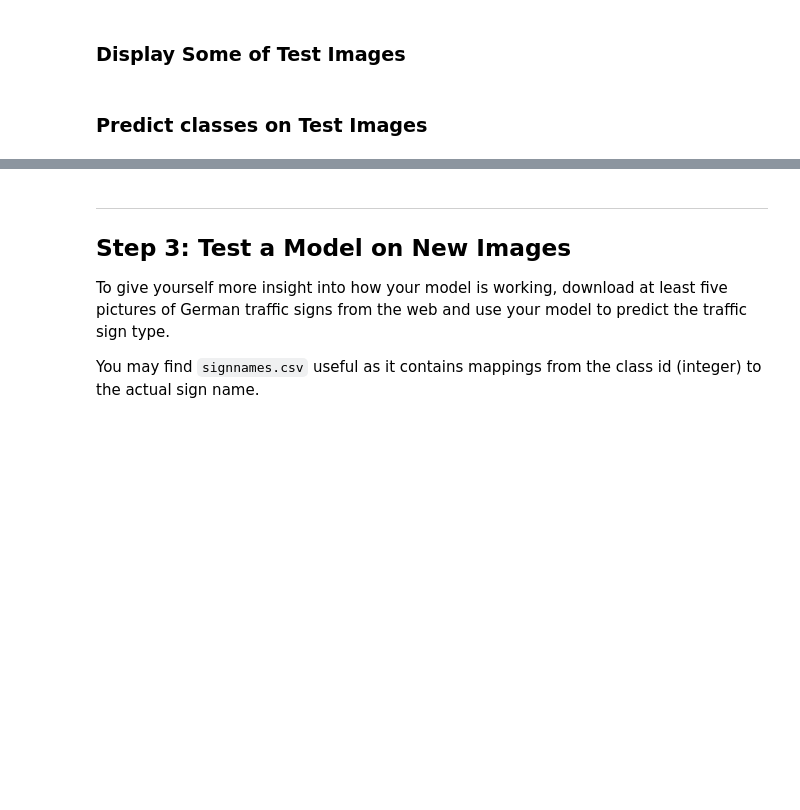
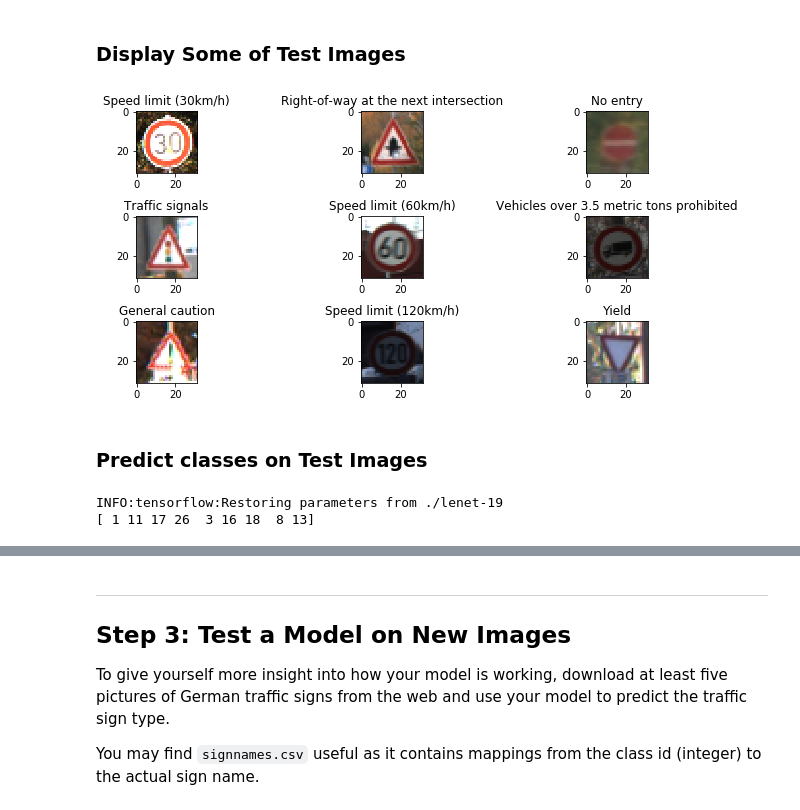
Before and after one commit to yu-iskw/CarND-Traffic-Sign-Classifier-Project, a Jupyter notebook: Traffic_Sign_Classifier.assignment.ipynb, the cells around one changed output, grey strips where cells are left out. Saved outputs shown, nothing was run; the diff lists cells and outputs as text; code cells hidden in the pictures; blank space fills up the shorter version.

```diff
--- a/Traffic_Sign_Classifier.assignment.ipynb
+++ b/Traffic_Sign_Classifier.assignment.ipynb
@@ -365,34 +464,39 @@ sign_names
 # %%
 import random
 
 plt.figure(figsize=(10, 5))
 plt.subplots_adjust(wspace=1.1, hspace=0.7)
 
 sample_indices = []
-X_test_sample = np.zeros_like(X_test[0:9])
-y_test_sample = np.zeros_like(y_test[0:9])
+X_test_sample = np.zeros_like(X_test_org[0:9])
+y_test_sample = np.zeros_like(y_test_org[0:9])
 for i in range(0, 9):
     index = random.randint(0, len(y_test_org))
     sample_indices.append(index)
     X_test_sample[i] = X_test_org[index]
     y_test_sample[i] = y_test_org[index]
 
     sign_name = sign_names['SignName'][y_test_org[index]]
     image = X_test_org[index].squeeze()
     plt.subplot(3, 3, i + 1)
     plt.title(sign_name)
     plt.imshow(image, vmin=0, vmax=255)
+# %% [output]
+[figure, added]
 # %% [markdown]
 ### Predict classes on Test Images
 # %%
 with tf.Session() as sess:
-    saver.restore(sess, tf.train.latest_checkpoint('.'))
+    saver.restore(sess, './lenet-%d' % max_index)
 
     ## Predict class
     predict = tf.argmax(logits, 1)
-    predictions = sess.run(predict, feed_dict={x: X_test_sample, keep_prob: 1.0})
+    predictions = sess.run(predict, feed_dict={x: preprocess(X_test_sample), keep_prob: 1.0})
 
 print(predictions)
+# %% [output]
+INFO:tensorflow:Restoring parameters from ./lenet-19
+[ 1 11 17 26  3 16 18  8 13]
 # %%
 plt.figure(figsize=(10, 5))
 plt.subplots_adjust(wspace=1.1, hspace=0.7)
```
Also changed, not shown: parts of 29 cells of this notebook, 8 other files.
